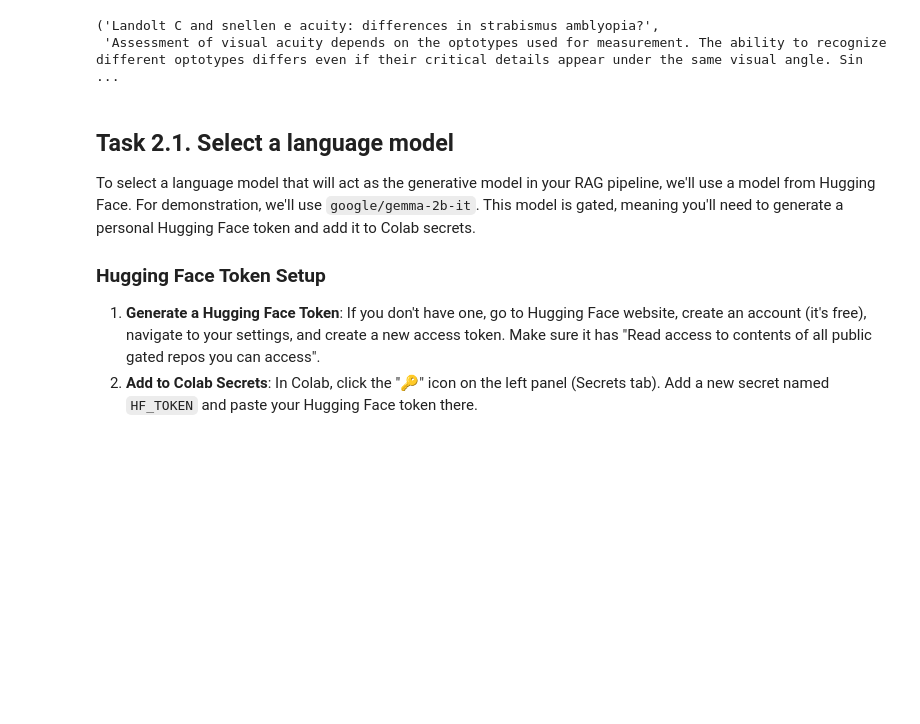
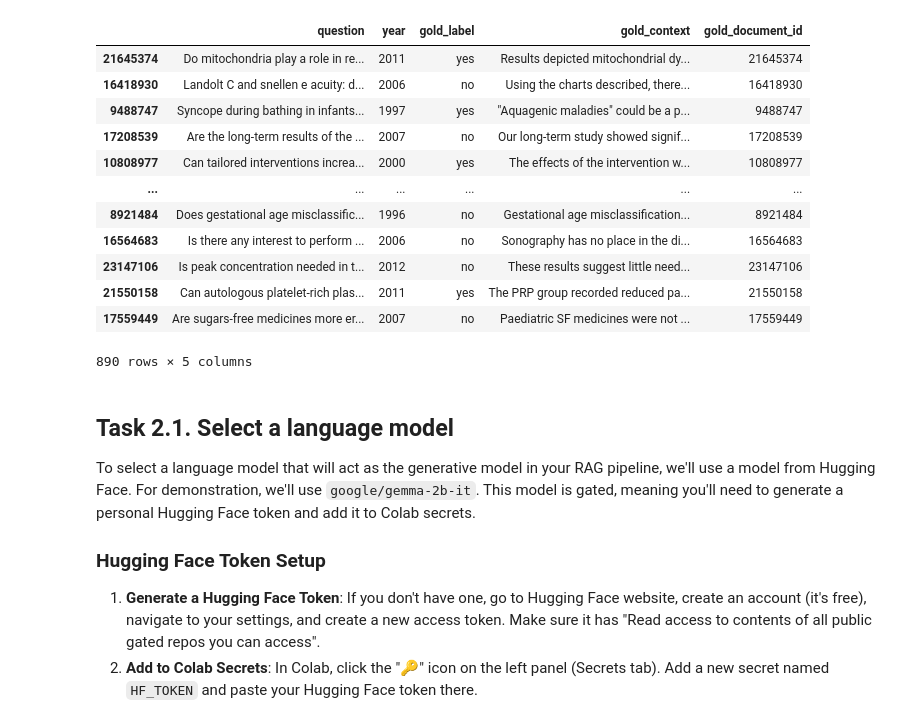
Before and after one commit to maxiuw/dl4nlp, a Jupyter notebook: a2_2.ipynb, the cells around one changed output. Drawn from its saved outputs; the diff is of its cells as text; code cells hidden in the pictures; blank space fills up the shorter version.

```diff
--- a/a2_2.ipynb
+++ b/a2_2.ipynb
@@ -49,11 +49,22 @@ questions = pd.DataFrame({"question": tmp_data.QUESTION,
              "gold_label": tmp_data.final_decision,
              "gold_context": tmp_data.LONG_ANSWER,
              "gold_document_id": documents.index})
-# %%
-questions.iloc[1].question, documents.iloc[1].abstract
-# %% [output]
-('Landolt C and snellen e acuity: differences in strabismus amblyopia?',
- 'Assessment of visual acuity depends on the optotypes used for measurement. The ability to recognize different optotypes differs even if their critical details appear under the same visual angle. Sin ...
+# %%
+questions
+# %% [output]
+|  | question | year | gold_label | gold_context | gold_document_id |
+| 21645374 | Do mitochondria play a role in re... | 2011 | yes | Results depicted mitochondrial dy... | 21645374 |
+| 16418930 | Landolt C and snellen e acuity: d... | 2006 | no | Using the charts described, there... | 16418930 |
+| 9488747 | Syncope during bathing in infants... | 1997 | yes | "Aquagenic maladies" could be a p... | 9488747 |
+| 17208539 | Are the long-term results of the ... | 2007 | no | Our long-term study showed signif... | 17208539 |
+| 10808977 | Can tailored interventions increa... | 2000 | yes | The effects of the intervention w... | 10808977 |
+| ... | ... | ... | ... | ... | ... |
+| 8921484 | Does gestational age misclassific... | 1996 | no | Gestational age misclassification... | 8921484 |
+| 16564683 | Is there any interest to perform ... | 2006 | no | Sonography has no place in the di... | 16564683 |
+| 23147106 | Is peak concentration needed in t... | 2012 | no | These results suggest little need... | 23147106 |
+| 21550158 | Can autologous platelet-rich plas... | 2011 | yes | The PRP group recorded reduced pa... | 21550158 |
+| 17559449 | Are sugars-free medicines more er... | 2007 | no | Paediatric SF medicines were not ... | 17559449 |
+890 rows × 5 columns
 # %% [markdown]
 ## Task 2.1. Select a language model
 
```
Also changed, not shown: parts of 13 cells of this notebook, 3 other files.
